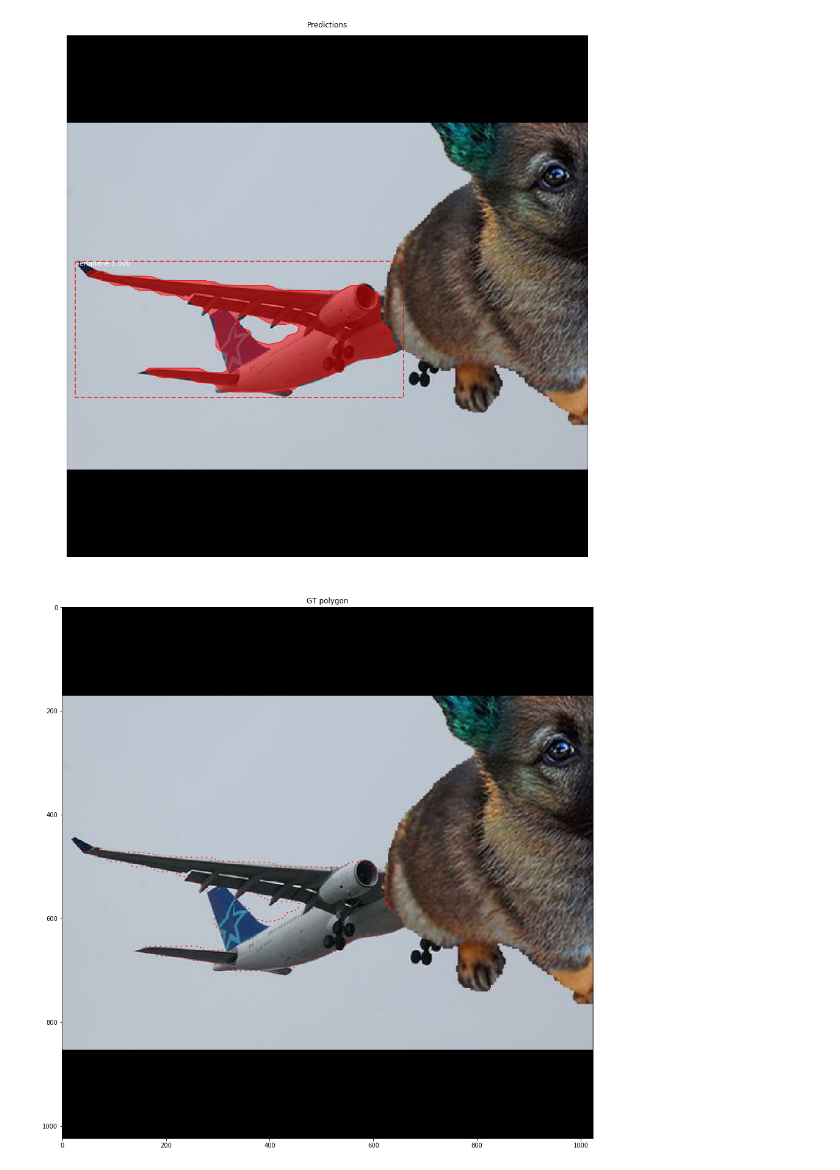
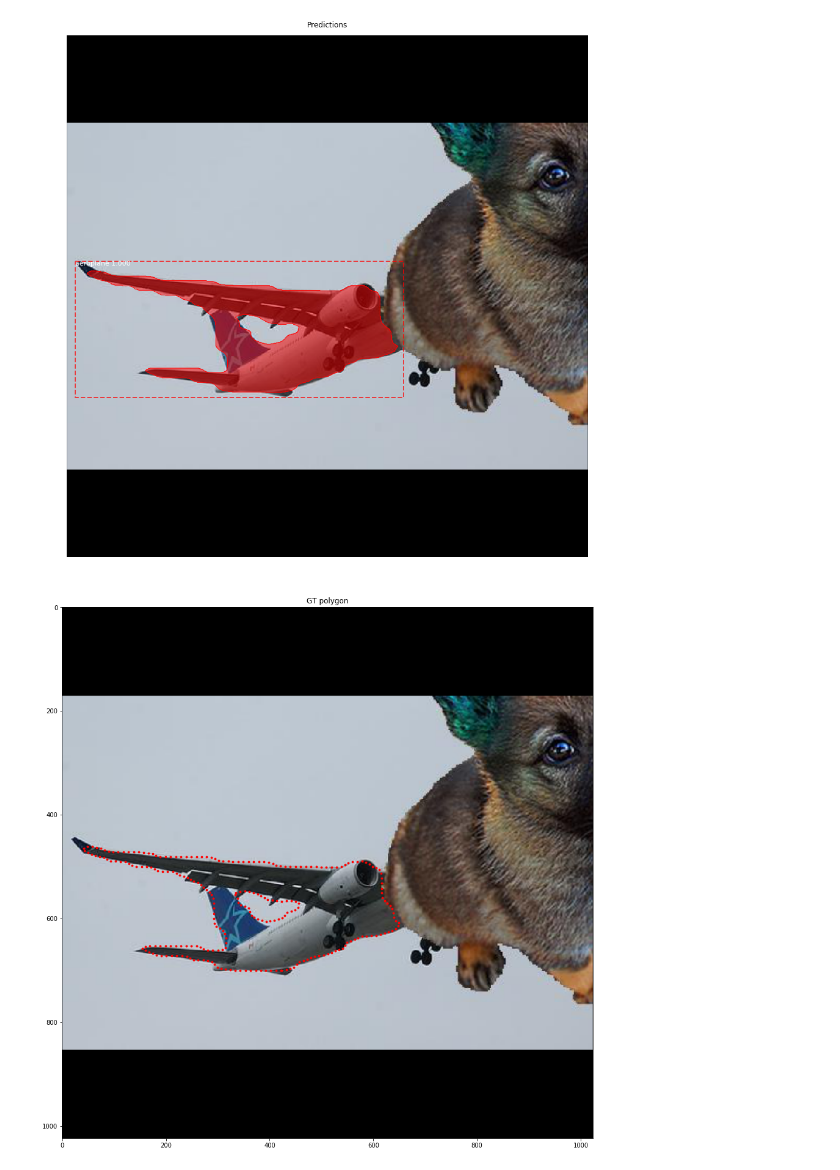
Before and after one commit to sunfanyi/Mask_RCNN_Occlusion, a Jupyter notebook: occlusion/demo_polygon_mask.ipynb, the cells around one changed output. Saved outputs shown, nothing was run; the diff lists cells and outputs as text; code cells hidden in the pictures.

```diff
--- a/occlusion/demo_polygon_mask.ipynb
+++ b/occlusion/demo_polygon_mask.ipynb
@@ -7,14 +7,14 @@ import matplotlib.pyplot as plt
 
 import matplotlib.patches as patches
 
-from occlusion import occlusion
+import occlusion
 
 # Root directory of the project
 ROOT_DIR = os.path.abspath("../")
 
 # Import Mask RCNN
-sys.path.append(ROOT_DIR)  # To find local version of the library
-from mrcnn.utils_occlusion import *
+sys.path.insert(0, ROOT_DIR)
+# from mrcnn.utils_occlusion import *
 from mrcnn import utils
 from mrcnn import visualize
 from mrcnn.visualize import display_images
@@ -29,7 +29,7 @@ from pycococreatortools.pycococreatortools import binary_mask_to_polygon
 # Directory to save logs and trained model
 MODEL_DIR = os.path.join(ROOT_DIR, "logs")
 
-MODEL_PATH = r"D:\Desktop\FYP - Robust Surgical Tool Detection and Occlusion Handling using Deep Learning\Mask_RCNN-Occulusion\logs\train_004_120_m351\mask_rcnn_occlusion_0120.h5"
+MODEL_PATH = r"D:\Users\ROG\Desktop\FYP\Mask_RCNN-Occulusion\my_logs\train_004_120_m351\mask_rcnn_occlusion_0120.h5"
 
 config = occlusion.OcclusionConfig()
 dataset_DIR = '../../datasets/dataset_occluded'
@@ -98,7 +197,7 @@ for i in range(mask.shape[2]):  # for each segmentation
         # p = Polygon(verts, facecolor="none", linewidth=2, edgecolor='r')
         # ax.add_patch(p)
         xs, ys = zip(*verts)
-        ax.scatter(xs, ys, c='r', s=1)
+        ax.scatter(xs, ys, c='r', s=8)
 
     contours_xy.append(xy)
     contours_flat.append(flat)
@@ -255,32 +354,32 @@ padded_mask = np.zeros(
     (mask.shape[0] + 2, mask.shape[1] + 2, mask.shape[2]), dtype=np.uint8)
 padded_mask[1:-1, 1:-1, :] = mask
 
 ax = get_ax(1)
 ax.set_title('GT polygon')
 ax.imshow(image)
 contours_flat = []  # 2n x 1
 contours_xy = []  # n x 2
 
 for i in range(mask.shape[2]):  # for each segmentation
     contour = find_contours(padded_mask[:, :, i], 0.5)
     xy = []  # multiple verts (in xy)
     flat = []  # multiple verts (in flat)
     i = 0
     for verts in contour:
         # Subtract the padding and flip (y, x) to (x, y)
         verts = np.fliplr(verts) - 1
         verts = verts[::10]  # make points less dense
         xy.append(verts.tolist())
         # flatten the 2D list
         flat.append([item for sublist in verts for item in sublist])
         # p = Polygon(verts, facecolor="none", linewidth=2, edgecolor='r')
         # ax.add_patch(p)
         xs, ys = zip(*verts)
-        ax.scatter(xs, ys, c='r', s=1)
+        ax.scatter(xs, ys, c='r', s=8)
 
     contours_xy.append(xy)
     contours_flat.append(flat)
 
 plt.show()
 # %% [output]
-[figure, old version]
+[figure, new version]
```
Also changed, not shown: parts of 5 cells of this notebook, 8 other files.
